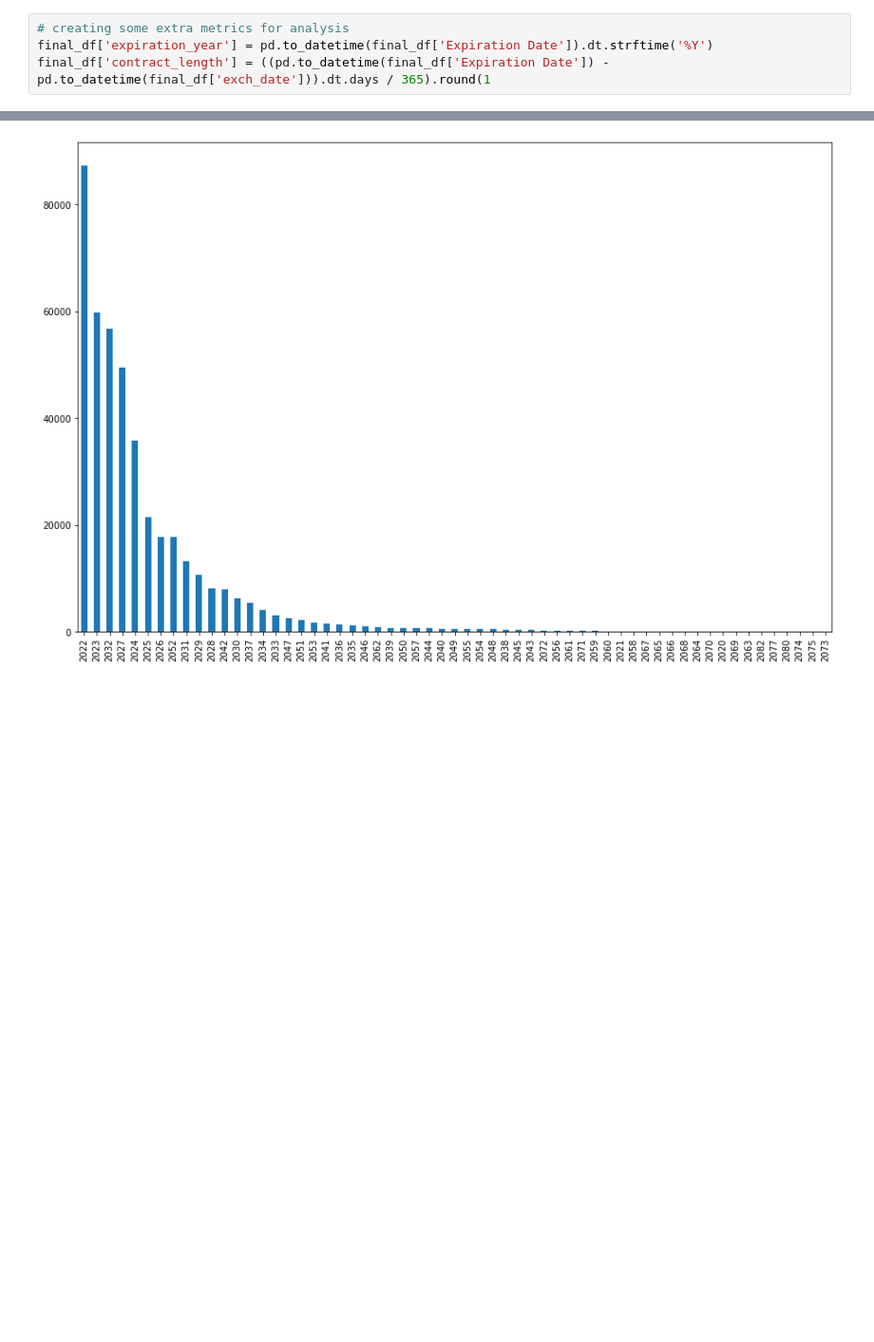
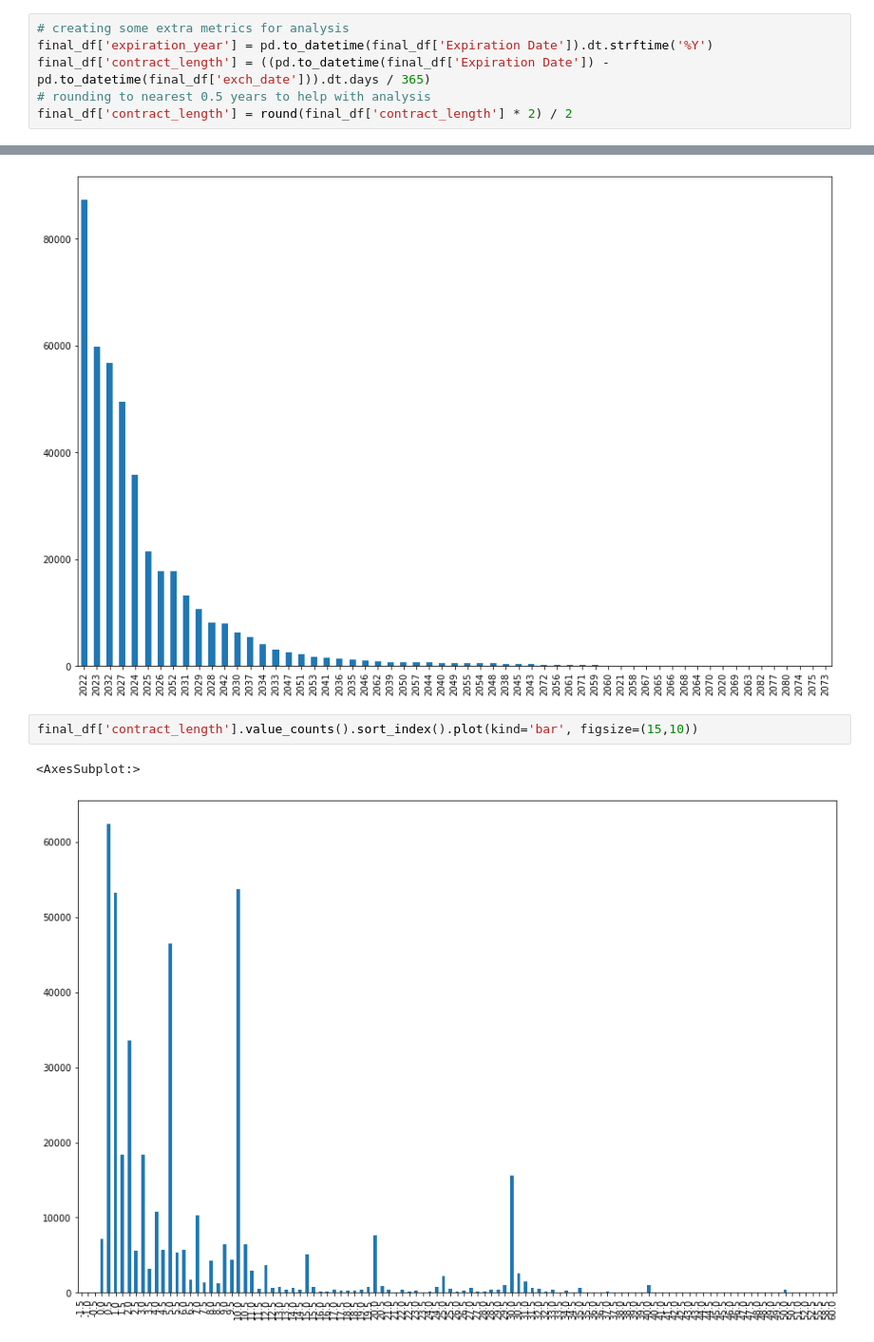
Before and after one commit to drastorguev/nqis_simple_app, a Jupyter notebook: Notebooks/EDA.ipynb, the cells around one changed output, grey strips where cells are left out. Shown at 95% size. Saved outputs shown, nothing was run; the diff lists cells and outputs as text; blank space fills up the shorter version.

Commit message:
by data page finalised

```diff
--- a/Notebooks/EDA.ipynb
+++ b/Notebooks/EDA.ipynb
@@ -491,4 +491,6 @@ Name: 3, dtype: object
 # %%
 # creating some extra metrics for analysis
 final_df['expiration_year'] = pd.to_datetime(final_df['Expiration Date']).dt.strftime('%Y')
-final_df['contract_length'] = ((pd.to_datetime(final_df['Expiration Date']) - pd.to_datetime(final_df['exch_date'])).dt.days / 365).round(1
+final_df['contract_length'] = ((pd.to_datetime(final_df['Expiration Date']) - pd.to_datetime(final_df['exch_date'])).dt.days / 365)
+# rounding to nearest 0.5 years to help with analysis
+final_df['contract_length'] = round(final_df['contract_length'] * 2) / 2
@@ -636,3 +646,8 @@ pd.to_datetime(final_df['Expiration Date']).dt.year.value_counts().plot(kind='ba
 # %% [output]
 <AxesSubplot:>
 [figure]
+# %%
+final_df['contract_length'].value_counts().sort_index().plot(kind='bar', figsize=(15,10))
+# %% [output]
+<AxesSubplot:>
+[figure, added]
```
Also changed, not shown: parts of 14 cells of this notebook, 4 other files.
